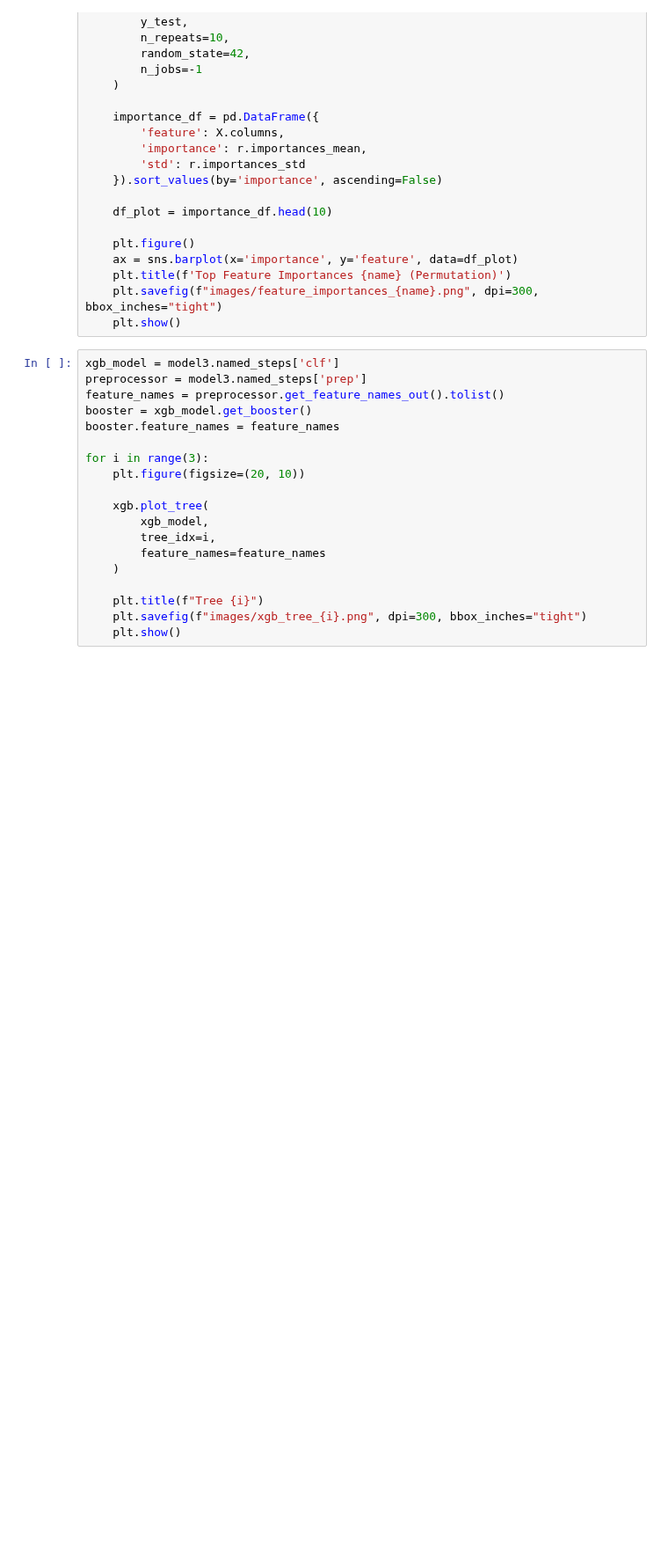
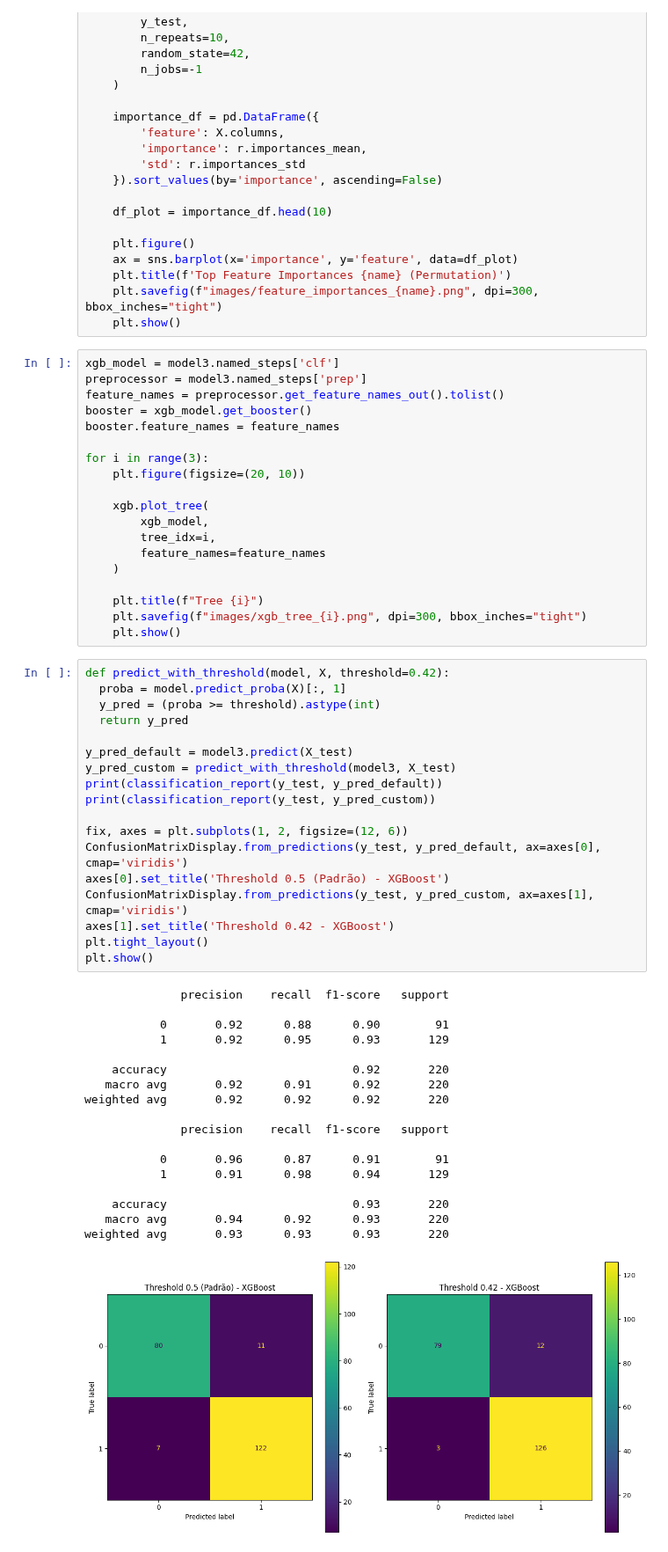
Before and after one commit to malf75/Heart-Failure-ML, a Jupyter notebook: heartdisease.ipynb, the cells around one changed output. Shown at 88% size. Saved outputs shown, nothing was run; the diff lists cells and outputs as text; blank space fills up the shorter version.

Commit message:
feat: teste com threshold

```diff
--- a/heartdisease.ipynb
+++ b/heartdisease.ipynb
@@ -1131,3 +1131,40 @@ for i in range(3):
     plt.title(f"Tree {i}")
     plt.savefig(f"images/xgb_tree_{i}.png", dpi=300, bbox_inches="tight")
     plt.show()
+# %%
+def predict_with_threshold(model, X, threshold=0.42):
+  proba = model.predict_proba(X)[:, 1]
+  y_pred = (proba >= threshold).astype(int)
+  return y_pred
+
+y_pred_default = model3.predict(X_test)
+y_pred_custom = predict_with_threshold(model3, X_test)
+print(classification_report(y_test, y_pred_default))
+print(classification_report(y_test, y_pred_custom))
+
+fix, axes = plt.subplots(1, 2, figsize=(12, 6))
+ConfusionMatrixDisplay.from_predictions(y_test, y_pred_default, ax=axes[0], cmap='viridis')
+axes[0].set_title('Threshold 0.5 (Padrão) - XGBoost')
+ConfusionMatrixDisplay.from_predictions(y_test, y_pred_custom, ax=axes[1], cmap='viridis')
+axes[1].set_title('Threshold 0.42 - XGBoost')
+plt.tight_layout()
+plt.show()
+# %% [output]
+              precision    recall  f1-score   support
+
+           0       0.92      0.88      0.90        91
+           1       0.92      0.95      0.93       129
+
+    accuracy                           0.92       220
+   macro avg       0.92      0.91      0.92       220
+weighted avg       0.92      0.92      0.92       220
+
+              precision    recall  f1-score   support
+
+           0       0.96      0.87      0.91        91
+           1       0.91      0.98      0.94       129
+
+    accuracy                           0.93       220
+   macro avg       0.94      0.92      0.93       220
+weighted avg       0.93      0.93      0.93       220
+[figure, added]
```
Also changed, not shown: parts of 1 cell of this notebook.
